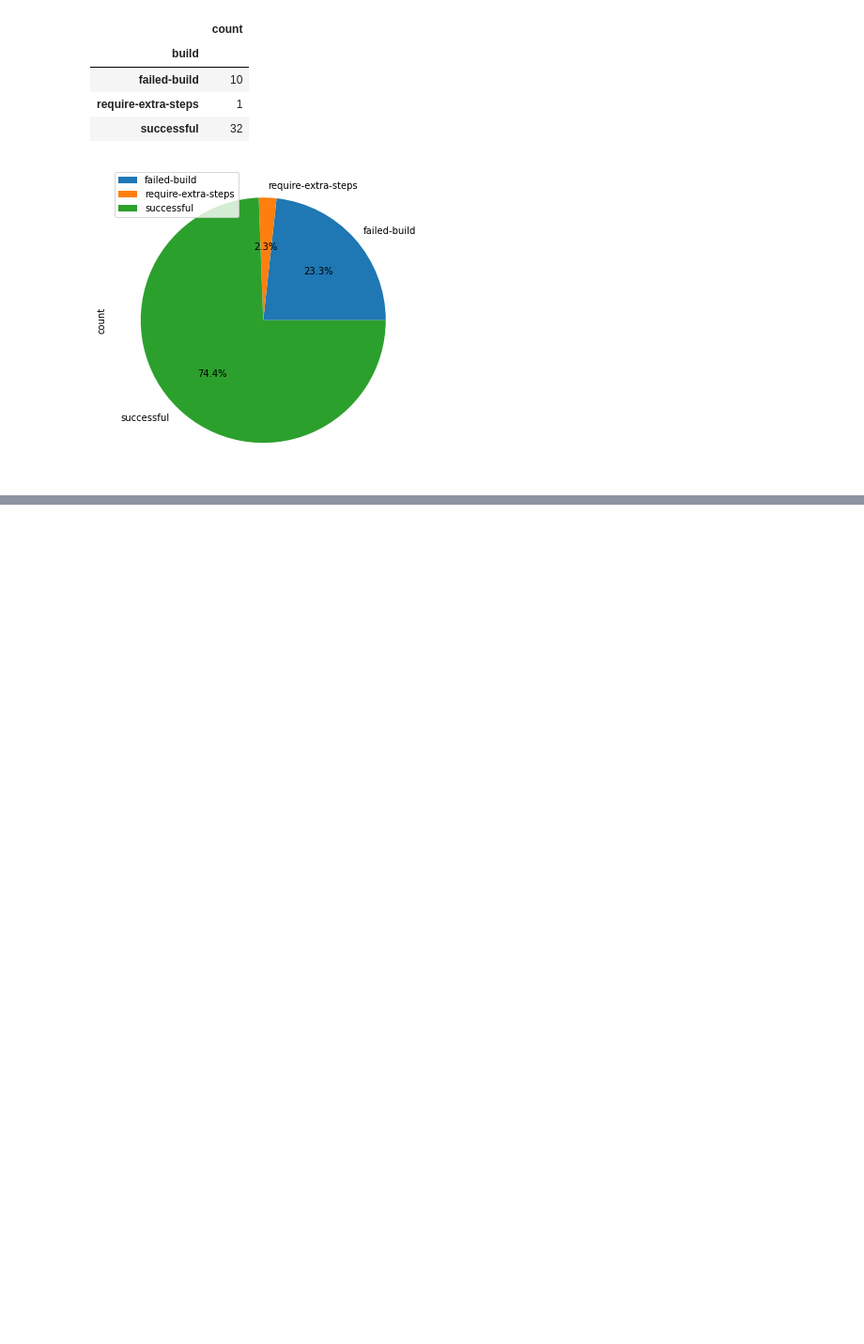
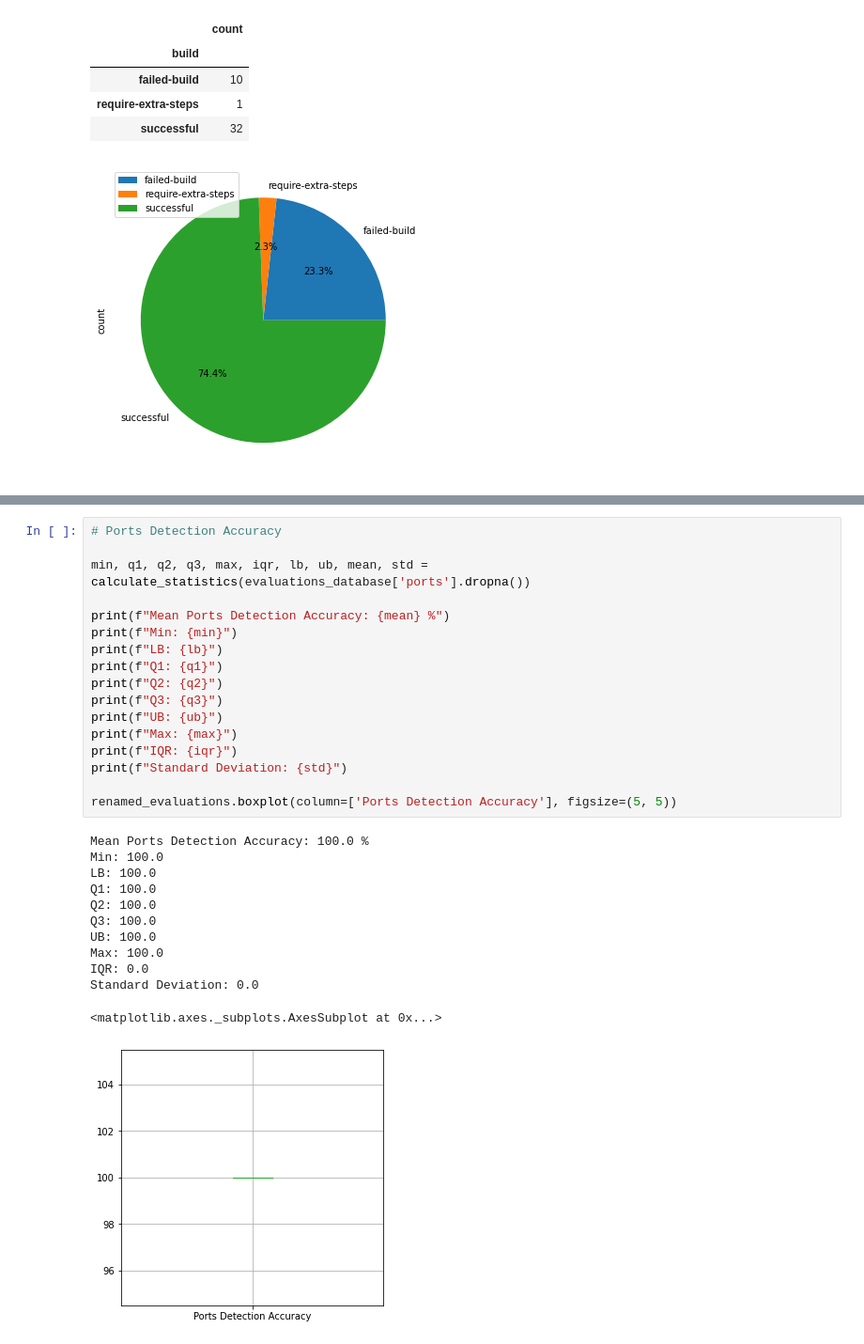
Before and after one commit to filipefigcorreia/hermit-study, a Jupyter notebook: hermit.ipynb, the cells around one changed output, grey strips where cells are left out. Shown at 94% size. Saved outputs shown, nothing was run; the diff lists cells and outputs as text; blank space fills up the shorter version.

```diff
--- a/hermit.ipynb
+++ b/hermit.ipynb
@@ -128,0 +181,30 @@ IQR: 824788.0
+# %%
+# Ports Detection Accuracy
+
+min, q1, q2, q3, max, iqr, lb, ub, mean, std = calculate_statistics(evaluations_database['ports'].dropna())
+
+print(f"Mean Ports Detection Accuracy: {mean} %")
+print(f"Min: {min}")
+print(f"LB: {lb}")
+print(f"Q1: {q1}")
+print(f"Q2: {q2}")
+print(f"Q3: {q3}")
+print(f"UB: {ub}")
+print(f"Max: {max}")
+print(f"IQR: {iqr}")
+print(f"Standard Deviation: {std}")
+
+renamed_evaluations.boxplot(column=['Ports Detection Accuracy'], figsize=(5, 5))
+# %% [output]
+Mean Ports Detection Accuracy: 100.0 %
+Min: 100.0
+LB: 100.0
+Q1: 100.0
+Q2: 100.0
+Q3: 100.0
+UB: 100.0
+Max: 100.0
+IQR: 0.0
+Standard Deviation: 0.0
+<matplotlib.axes._subplots.AxesSubplot at 0x...>
+[figure, added]
```
Also changed, not shown: parts of 10 cells of this notebook.
